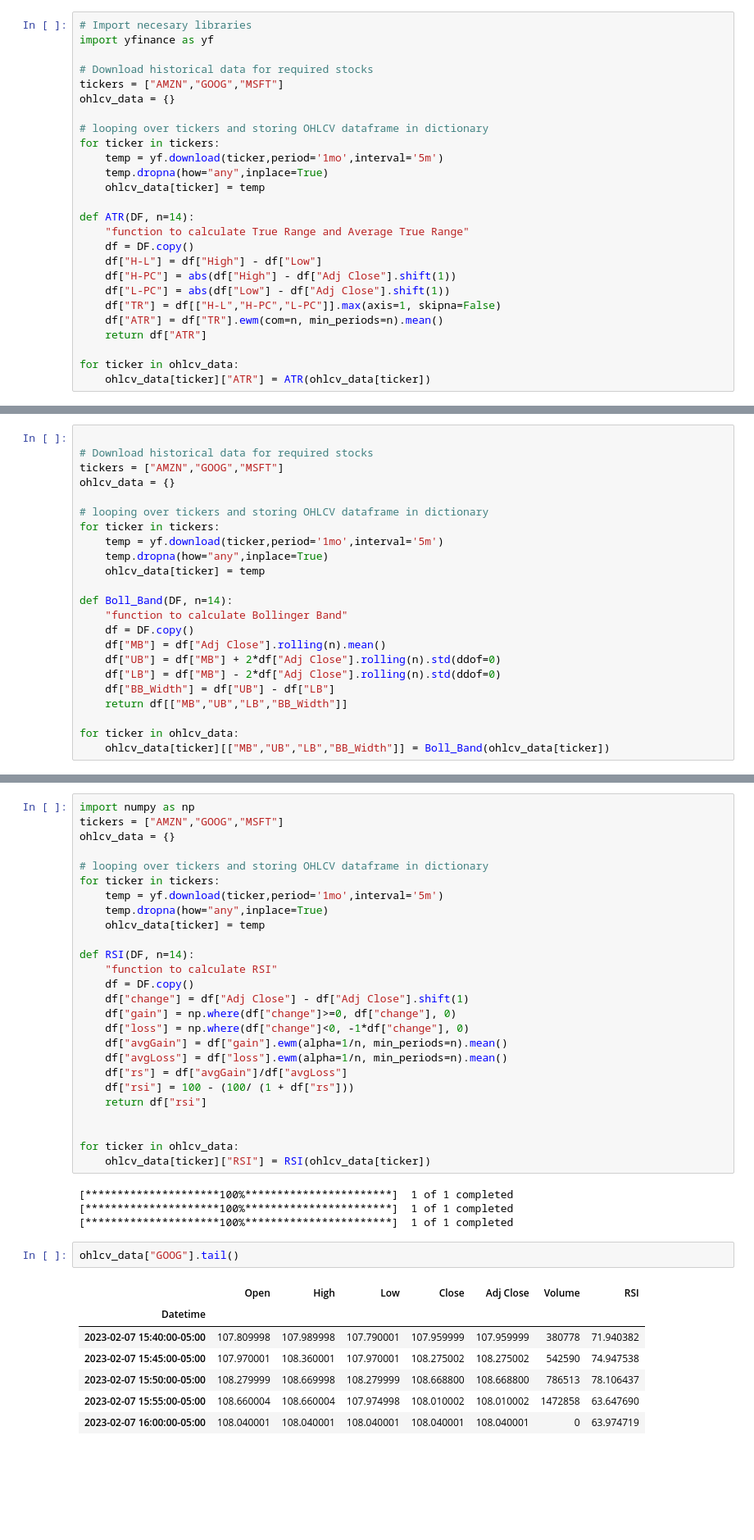
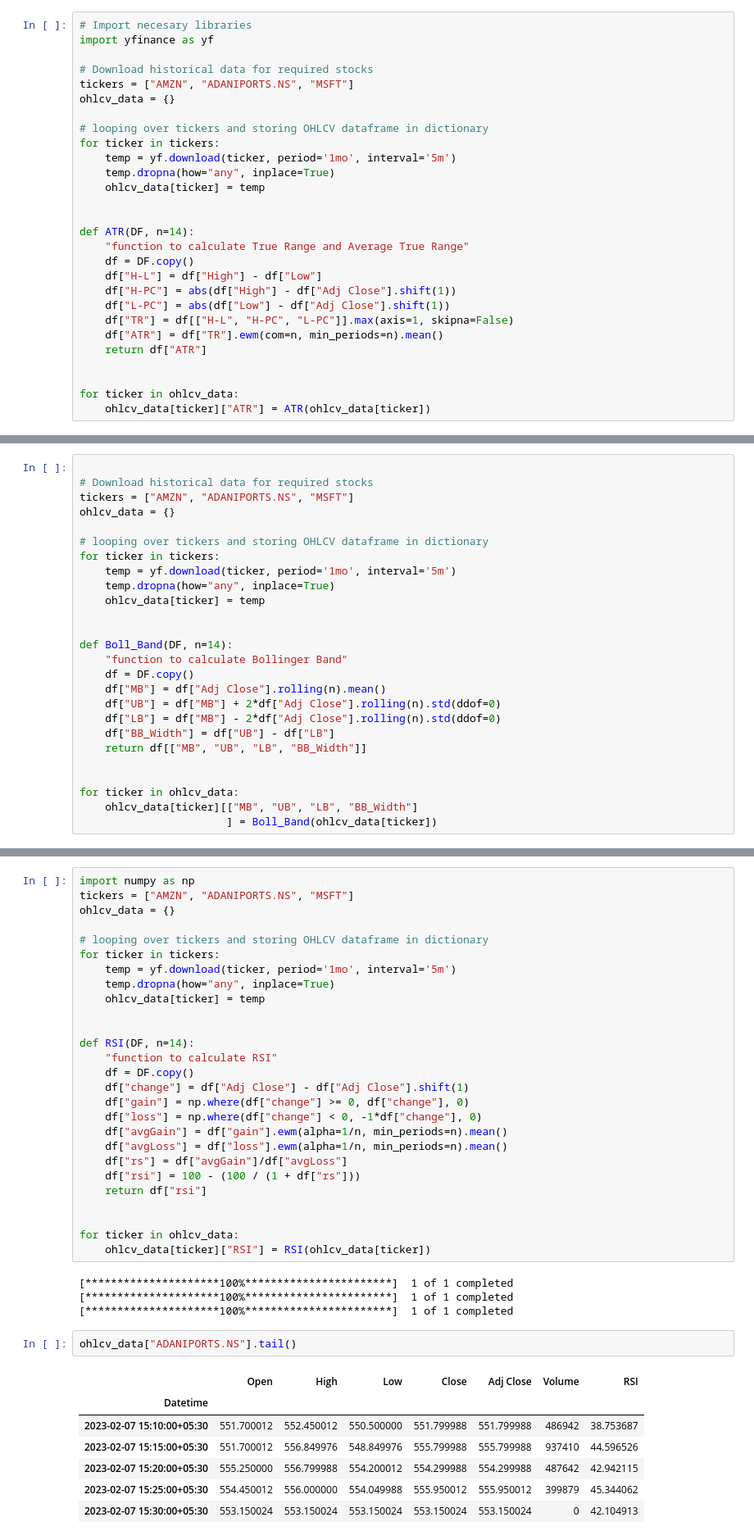
Before and after one commit to pChitral/Algorithmic-Trading-and-Quantitative-Analysis, a Jupyter notebook: technical_indicators.ipynb, the cells around one changed output, grey strips where cells are left out. Shown at 82% size. Saved outputs shown, nothing was run; the diff lists cells and outputs as text; blank space fills up the shorter version.

```diff
--- a/technical_indicators.ipynb
+++ b/technical_indicators.ipynb
@@ -48,14 +51,15 @@ ohlcv_data["GOOG"].tail()
 import yfinance as yf
 
 # Download historical data for required stocks
-tickers = ["AMZN","GOOG","MSFT"]
+tickers = ["AMZN", "ADANIPORTS.NS", "MSFT"]
 ohlcv_data = {}
 
 # looping over tickers and storing OHLCV dataframe in dictionary
 for ticker in tickers:
-    temp = yf.download(ticker,period='1mo',interval='5m')
-    temp.dropna(how="any",inplace=True)
+    temp = yf.download(ticker, period='1mo', interval='5m')
+    temp.dropna(how="any", inplace=True)
     ohlcv_data[ticker] = temp
+
 
 def ATR(DF, n=14):
     "function to calculate True Range and Average True Range"
@@ -63,10 +67,11 @@ def ATR(DF, n=14):
     df["H-L"] = df["High"] - df["Low"]
     df["H-PC"] = abs(df["High"] - df["Adj Close"].shift(1))
     df["L-PC"] = abs(df["Low"] - df["Adj Close"].shift(1))
-    df["TR"] = df[["H-L","H-PC","L-PC"]].max(axis=1, skipna=False)
+    df["TR"] = df[["H-L", "H-PC", "L-PC"]].max(axis=1, skipna=False)
     df["ATR"] = df["TR"].ewm(com=n, min_periods=n).mean()
     return df["ATR"]
 
+
 for ticker in ohlcv_data:
     ohlcv_data[ticker]["ATR"] = ATR(ohlcv_data[ticker])
 # %% [output]
@@ -88,14 +93,15 @@ ohlcv_data["GOOG"].tail()
 # %%
 
 # Download historical data for required stocks
-tickers = ["AMZN","GOOG","MSFT"]
+tickers = ["AMZN", "ADANIPORTS.NS", "MSFT"]
 ohlcv_data = {}
 
 # looping over tickers and storing OHLCV dataframe in dictionary
 for ticker in tickers:
-    temp = yf.download(ticker,period='1mo',interval='5m')
-    temp.dropna(how="any",inplace=True)
+    temp = yf.download(ticker, period='1mo', interval='5m')
+    temp.dropna(how="any", inplace=True)
     ohlcv_data[ticker] = temp
+
 
 def Boll_Band(DF, n=14):
     "function to calculate Bollinger Band"
@@ -104,10 +110,12 @@ def Boll_Band(DF, n=14):
     df["UB"] = df["MB"] + 2*df["Adj Close"].rolling(n).std(ddof=0)
     df["LB"] = df["MB"] - 2*df["Adj Close"].rolling(n).std(ddof=0)
     df["BB_Width"] = df["UB"] - df["LB"]
-    return df[["MB","UB","LB","BB_Width"]]
+    return df[["MB", "UB", "LB", "BB_Width"]]
+
 
 for ticker in ohlcv_data:
-    ohlcv_data[ticker][["MB","UB","LB","BB_Width"]] = Boll_Band(ohlcv_data[ticker])
+    ohlcv_data[ticker][["MB", "UB", "LB", "BB_Width"]
+                       ] = Boll_Band(ohlcv_data[ticker])
 # %% [output]
 [*********************100%***********************]  1 of 1 completed
 [*********************100%***********************]  1 of 1 completed
@@ -126,25 +134,26 @@ ohlcv_data["GOOG"].tail()
 # RSI
 # %%
 import numpy as np
-tickers = ["AMZN","GOOG","MSFT"]
+tickers = ["AMZN", "ADANIPORTS.NS", "MSFT"]
 ohlcv_data = {}
 
 # looping over tickers and storing OHLCV dataframe in dictionary
 for ticker in tickers:
-    temp = yf.download(ticker,period='1mo',interval='5m')
-    temp.dropna(how="any",inplace=True)
+    temp = yf.download(ticker, period='1mo', interval='5m')
+    temp.dropna(how="any", inplace=True)
     ohlcv_data[ticker] = temp
+
 
 def RSI(DF, n=14):
     "function to calculate RSI"
     df = DF.copy()
     df["change"] = df["Adj Close"] - df["Adj Close"].shift(1)
-    df["gain"] = np.where(df["change"]>=0, df["change"], 0)
-    df["loss"] = np.where(df["change"]<0, -1*df["change"], 0)
+    df["gain"] = np.where(df["change"] >= 0, df["change"], 0)
+    df["loss"] = np.where(df["change"] < 0, -1*df["change"], 0)
     df["avgGain"] = df["gain"].ewm(alpha=1/n, min_periods=n).mean()
     df["avgLoss"] = df["loss"].ewm(alpha=1/n, min_periods=n).mean()
     df["rs"] = df["avgGain"]/df["avgLoss"]
-    df["rsi"] = 100 - (100/ (1 + df["rs"]))
+    df["rsi"] = 100 - (100 / (1 + df["rs"]))
     return df["rsi"]
 
 
@@ -155,12 +164,12 @@ for ticker in ohlcv_data:
 [*********************100%***********************]  1 of 1 completed
 [*********************100%***********************]  1 of 1 completed
 # %%
-ohlcv_data["GOOG"].tail()
+ohlcv_data["ADANIPORTS.NS"].tail()
 # %% [output]
 |  | Open | High | Low | Close | Adj Close | Volume | RSI |
 | Datetime |  |  |  |  |  |  |  |
-| 2023-02-07 15:40:00-05:00 | 107.809998 | 107.989998 | 107.790001 | 107.959999 | 107.959999 | 380778 | 71.940382 |
-| 2023-02-07 15:45:00-05:00 | 107.970001 | 108.360001 | 107.970001 | 108.275002 | 108.275002 | 542590 | 74.947538 |
-| 2023-02-07 15:50:00-05:00 | 108.279999 | 108.669998 | 108.279999 | 108.668800 | 108.668800 | 786513 | 78.106437 |
-| 2023-02-07 15:55:00-05:00 | 108.660004 | 108.660004 | 107.974998 | 108.010002 | 108.010002 | 1472858 | 63.647690 |
-| 2023-02-07 16:00:00-05:00 | 108.040001 | 108.040001 | 108.040001 | 108.040001 | 108.040001 | 0 | 63.974719 |
+| 2023-02-07 15:10:00+05:30 | 551.700012 | 552.450012 | 550.500000 | 551.799988 | 551.799988 | 486942 | 38.753687 |
+| 2023-02-07 15:15:00+05:30 | 551.700012 | 556.849976 | 548.849976 | 555.799988 | 555.799988 | 937410 | 44.596526 |
+| 2023-02-07 15:20:00+05:30 | 555.250000 | 556.799988 | 554.200012 | 554.299988 | 554.299988 | 487642 | 42.942115 |
+| 2023-02-07 15:25:00+05:30 | 554.450012 | 556.000000 | 554.049988 | 555.950012 | 555.950012 | 399879 | 45.344062 |
+| 2023-02-07 15:30:00+05:30 | 553.150024 | 553.150024 | 553.150024 | 553.150024 | 553.150024 | 0 | 42.104913 |
```
Also changed, not shown: parts of 11 cells of this notebook.
